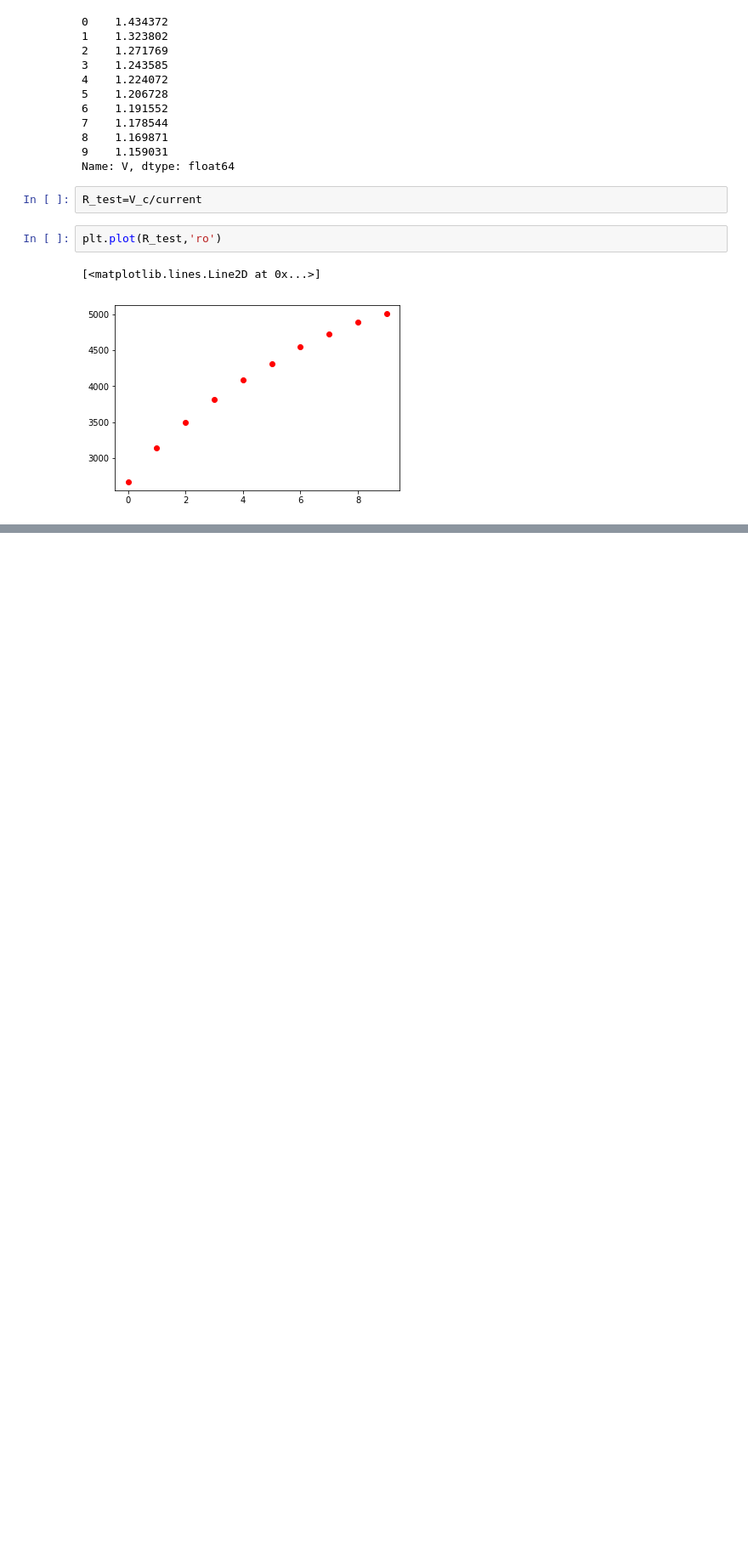
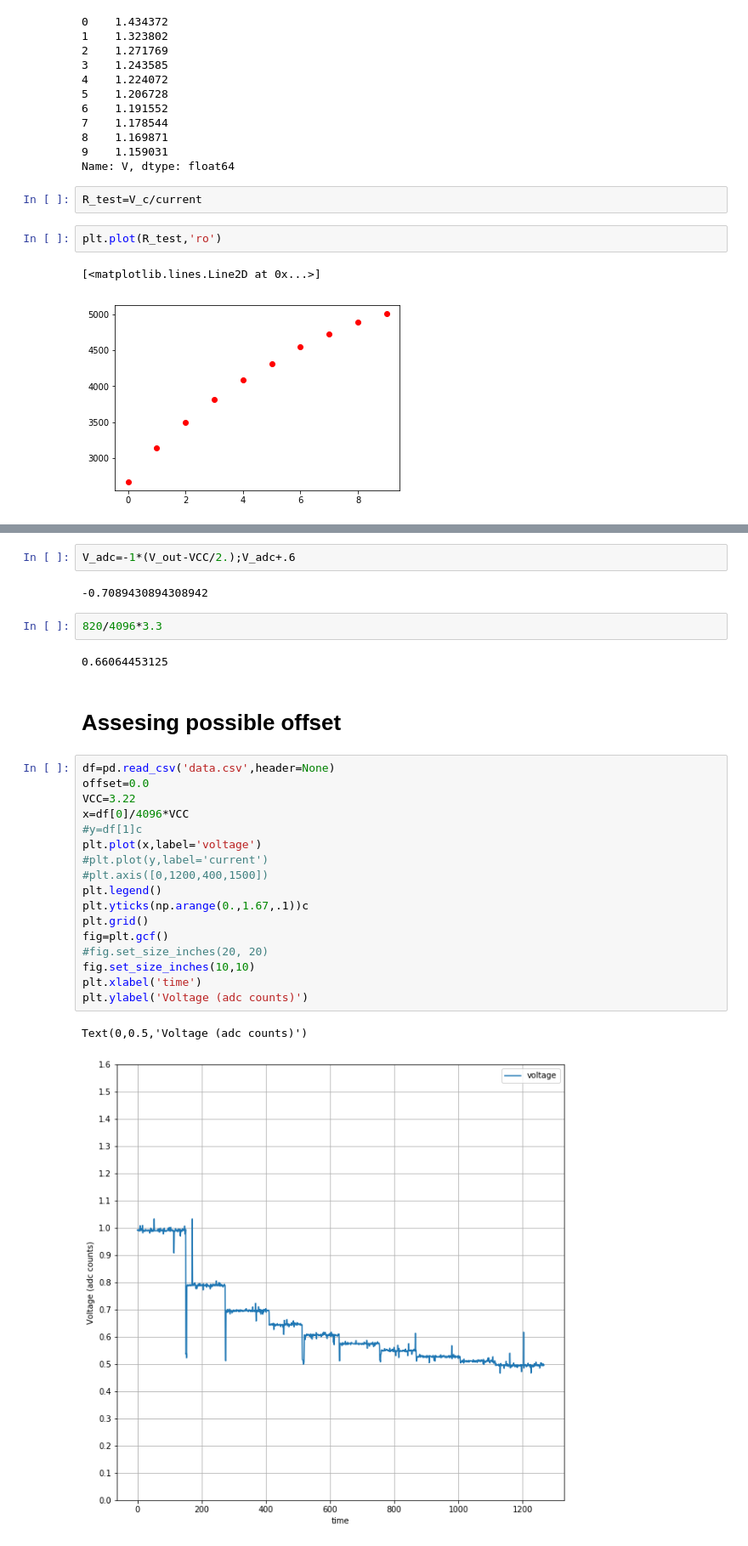
Before and after one commit to edgecollective/four-probe, a Jupyter notebook: analysis/four-probe.ipynb, the cells around one changed output, grey strips where cells are left out. Shown: that part at 85% size. Cells and saved outputs as stored; diff of their text form; blank space fills up the shorter version.

```diff
--- a/analysis/four-probe.ipynb
+++ b/analysis/four-probe.ipynb
@@ -116,0 +194,30 @@ plt.plot(R_test,'ro')
+# %%
+V_adc=-1*(V_out-VCC/2.);V_adc+.6
+# %% [output]
+-0.7089430894308942
+# %%
+820/4096*3.3
+# %% [output]
+0.66064453125
+# %% [markdown]
+# Assesing possible offset
+# %%
+df=pd.read_csv('data.csv',header=None)
+offset=0.0
+VCC=3.22
+x=df[0]/4096*VCC
+#y=df[1]c
+plt.plot(x,label='voltage')
+#plt.plot(y,label='current')
+#plt.axis([0,1200,400,1500])
+plt.legend()
+plt.yticks(np.arange(0.,1.67,.1))c
+plt.grid()
+fig=plt.gcf()
+#fig.set_size_inches(20, 20)
+fig.set_size_inches(10,10)
+plt.xlabel('time')
+plt.ylabel('Voltage (adc counts)')
+# %% [output]
+Text(0,0.5,'Voltage (adc counts)')
+[figure, added]
```
Also changed, not shown: parts of 59 cells of this notebook, 4 other files.
